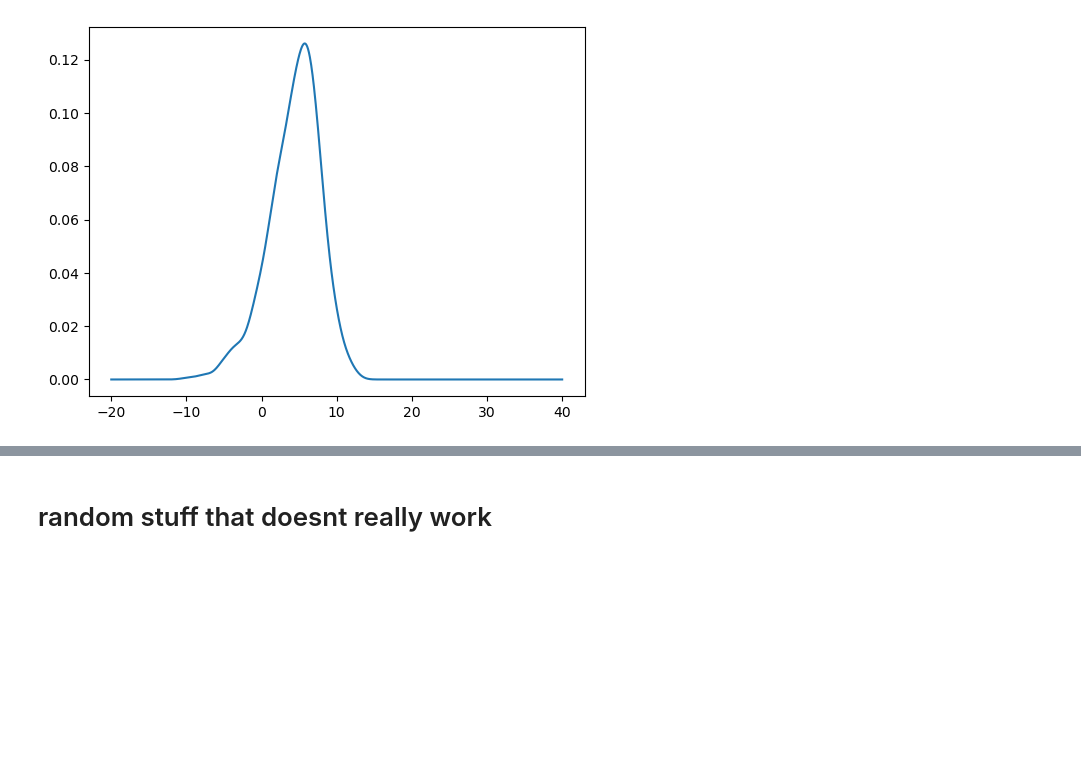
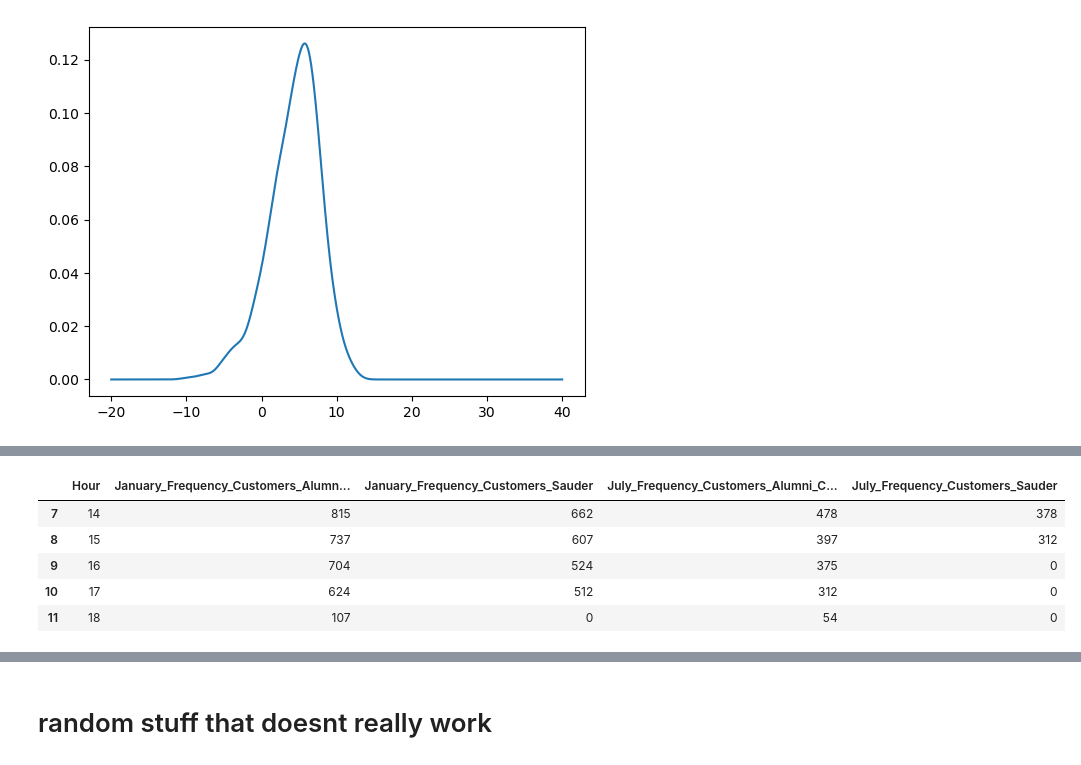
Before and after one commit to eric-y33/Math360-MAGC2, a Jupyter notebook: rowanStuff.ipynb, the cells around one changed output, grey strips where cells are left out. Saved outputs shown, nothing was run; the diff lists cells and outputs as text; code cells hidden in the pictures; blank space fills up the shorter version.

```diff
--- a/rowanStuff.ipynb
+++ b/rowanStuff.ipynb
@@ -158,0 +191,10 @@ plt.show()
+# %%
+# now here it is in code
+cust.tail()
+# %% [output]
+|  | Hour | January_Frequency_Customers_Alumn... | January_Frequency_Customers_Sauder | July_Frequency_Customers_Alumni_C... | July_Frequency_Customers_Sauder |
+| 7 | 14 | 815 | 662 | 478 | 378 |
+| 8 | 15 | 737 | 607 | 397 | 312 |
+| 9 | 16 | 704 | 524 | 375 | 0 |
+| 10 | 17 | 624 | 512 | 312 | 0 |
+| 11 | 18 | 107 | 0 | 54 | 0 |
```
Also changed, not shown: parts of 15 cells of this notebook.
